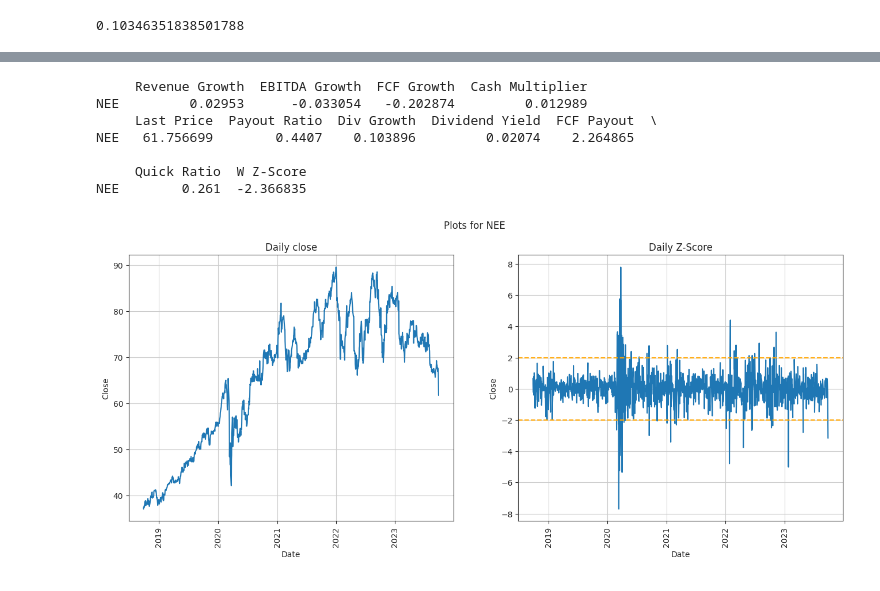
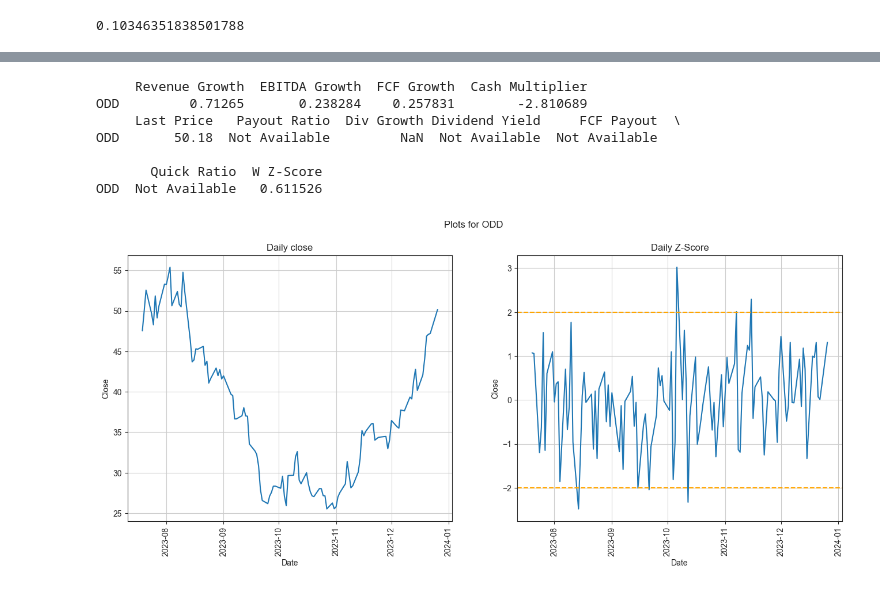
Before and after one commit to ggoni/dividend-stock-picker, a Jupyter notebook: explore.ipynb, the cells around one changed output, grey strips where cells are left out. Drawn from its saved outputs; the diff is of its cells as text; code cells hidden in the pictures.

```diff
--- a/explore.ipynb
+++ b/explore.ipynb
@@ -262,11 +262,11 @@ O        3.195  -0.536264
 # %%
-summary('NEE')
+summary('ODD')
 # %% [output]
      Revenue Growth  EBITDA Growth  FCF Growth  Cash Multiplier
-NEE         0.02953      -0.033054   -0.202874         0.012989
-     Last Price  Payout Ratio  Div Growth  Dividend Yield  FCF Payout  \
-NEE   61.756699        0.4407    0.103896         0.02074    2.264865
+ODD         0.71265       0.238284    0.257831        -2.810689
+     Last Price   Payout Ratio  Div Growth Dividend Yield     FCF Payout  \
+ODD       50.18  Not Available         NaN  Not Available  Not Available
 
-     Quick Ratio  W Z-Score
-NEE        0.261  -2.366835
+       Quick Ratio  W Z-Score
+ODD  Not Available   0.611526
-[figure, old version]
+[figure, new version]
```
Also changed, not shown: parts of 6 cells of this notebook, 1 other file.
